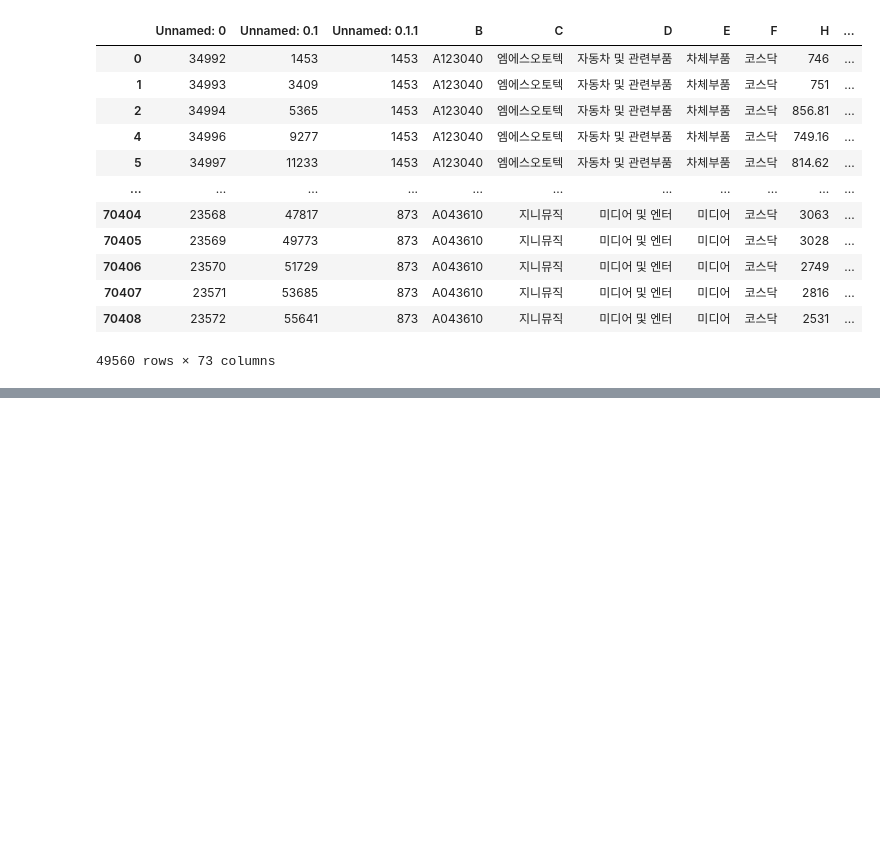
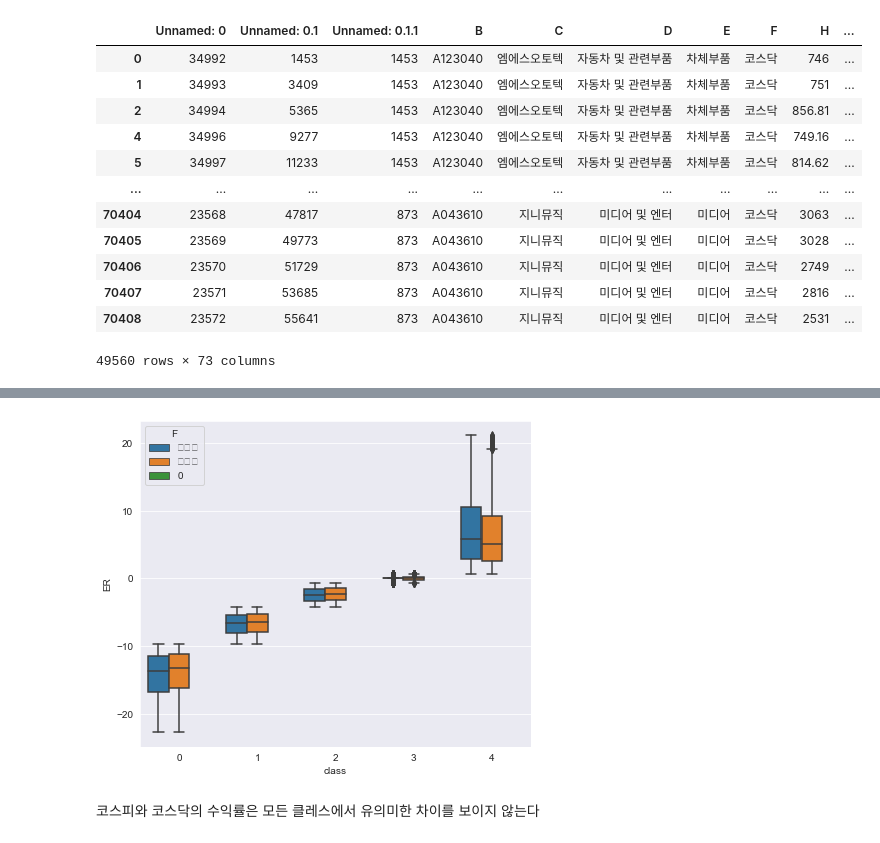
Before and after one commit to codingKYU/Deep-Learning, a Jupyter notebook: Quant_prediction/Quant project.ipynb, the cells around one changed output, grey strips where cells are left out. Drawn from its saved outputs; the diff is of its cells as text; code cells hidden in the pictures; blank space fills up the shorter version.

```diff
--- a/Quant_prediction/Quant project.ipynb
+++ b/Quant_prediction/Quant project.ipynb
@@ -1115,0 +1124,3 @@ See the caveats in the documentation: https://pandas.pydata.org/pandas-docs/stab
+# %%
+outliers = outlier_indices(train_X1,'ER')
+train_X1 = train_X1.drop(outliers,axis = 0)
@@ -1115,0 +1143,8 @@ See the caveats in the documentation: https://pandas.pydata.org/pandas-docs/stab
+# %%
+plt.figure(figsize = (7,6))
+sns.boxplot(x = 'class', y = 'ER',hue = 'F',data = train_X1)
+plt.show()
+# %% [output]
+[figure, added]
+# %% [markdown]
+코스피와 코스닥의 수익률은 모든 클레스에서 유의미한 차이를 보이지 않는다
```
Also changed, not shown: parts of 36 cells of this notebook.
